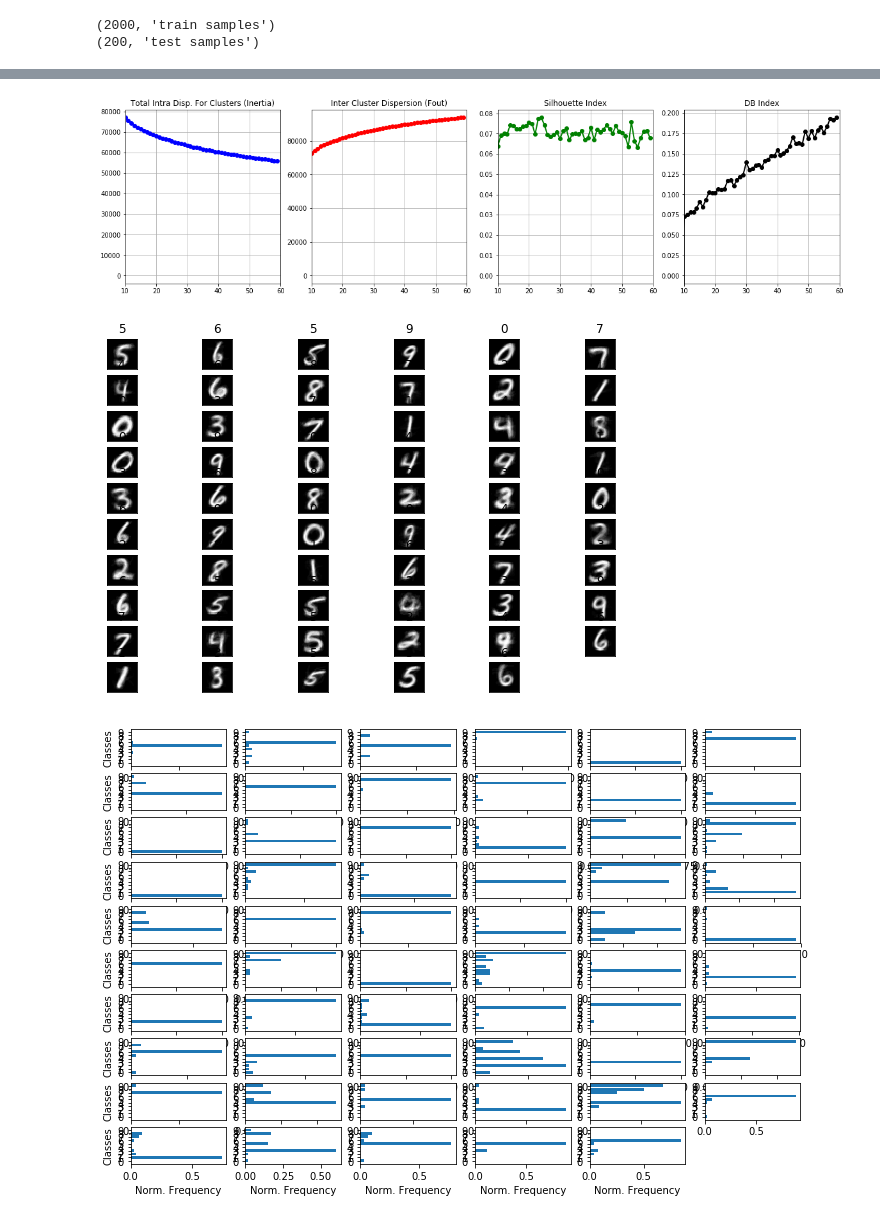
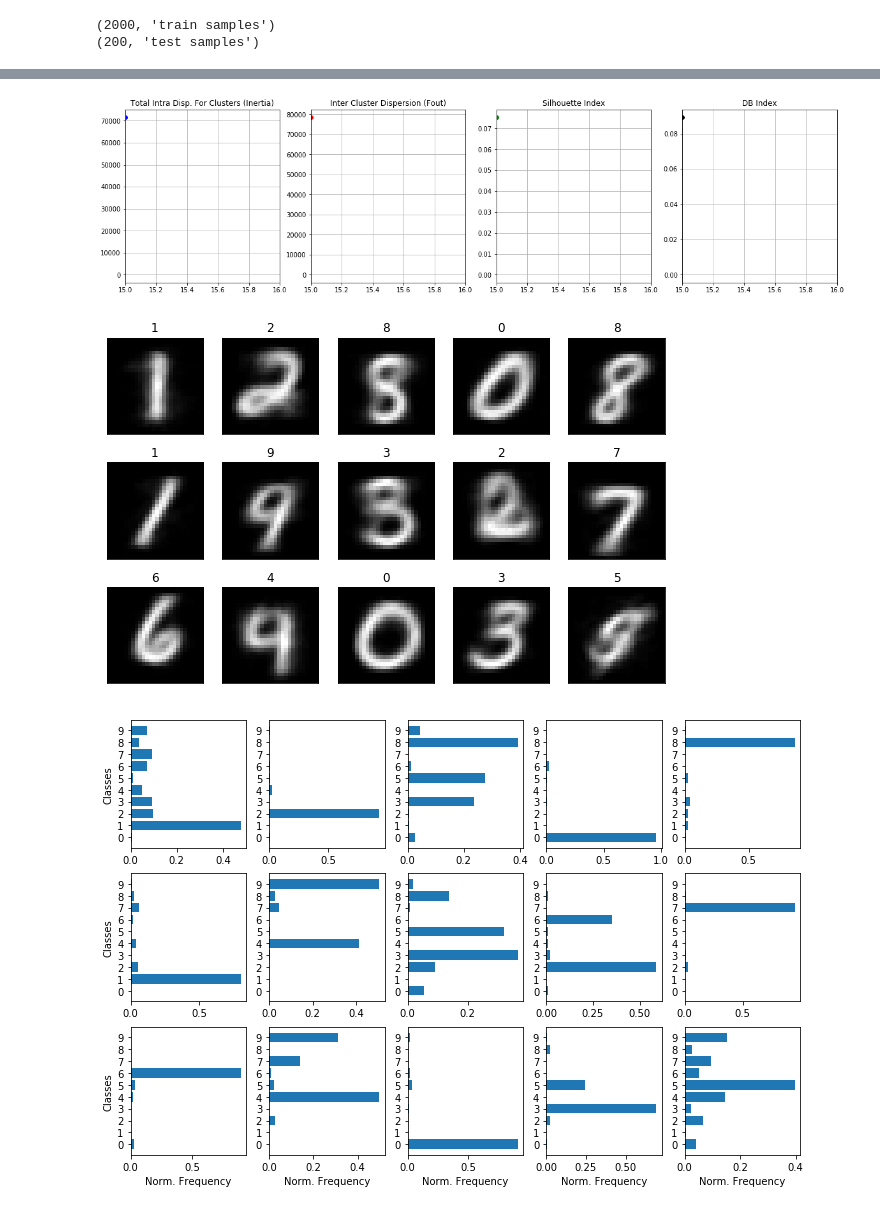
Before and after one commit to hellenlima/NN_unsup, a Jupyter notebook: MNIST_Kmeans.ipynb, the cells around one changed output, grey strips where cells are left out. Drawn from its saved outputs; the diff is of its cells as text; code cells hidden in the pictures.

```diff
--- a/MNIST_Kmeans.ipynb
+++ b/MNIST_Kmeans.ipynb
@@ -125,8 +127,8 @@ def davies_bouldin_index(cluster_centers, data, output): #output is the classifi
     return DB_index
 # %%
 %time
-min_clusters = 10
-max_clusters = 60
+min_clusters = 15
+max_clusters = 16
 
 data = x_train;
 
@@ -179,7 +181,7 @@ ax[3].set_xlim([min_clusters, max_clusters])
 ax[3].set_title("DB Index")
 ax[3].grid()
 # %% [output]
-[figure, old version]
+[figure, new version]
 # %%
 #showing cluster centers
 n_clusters = np.shape(cluster_centers)[0]
@@ -188,56 +190,45 @@ for icluster in range(n_clusters):
     id_clusters = np.unique(output)
     labels = y_train[output==id_clusters[icluster]]
 
-#    next 5 lines print cluster frequencies
-#     freq = np.bincount(np.argmax(labels, axis=1))
-
-#     for i in range(len(freq)):
-#         if (freq[i]):
-#             print (str(i) + ": " + str(freq[i]))
-#     print " "
-
     most_freq[icluster] = np.argmax(np.bincount(np.argmax(labels, axis=1)))
 
 plt.rcParams['lines.linewidth'] = 2
 plt.rcParams['legend.handlelength'] = 3
 plt.rcParams['legend.borderpad'] = 0.3
 plt.rcParams['legend.numpoints'] = 1
-#plt.rcParams['xtick.labelsize'] = 18
-#plt.rcParams['font.weight'] = 'bold'
-#plt.rcParams['ytick.labelsize'] = 18
 
-nrows = 10
-ncols = 6
+nrows = 3
+ncols = 5
 irow = 0
 icolumn = 0
 fig, ax = plt.subplots(figsize=(10,6.5),nrows=nrows, ncols=ncols)
 
 for cluster in range(np.shape(cluster_centers)[0]):
     img = cluster_centers[cluster];
     img = img.reshape(28,28);
 
     ax[irow,icolumn].imshow(img,cmap='gray',interpolation="nearest")
     ax[irow,icolumn].set_title(str(int(most_freq[cluster])))
     ax[irow,icolumn].get_xaxis().set_visible(False)
     ax[irow,icolumn].get_yaxis().set_visible(False)
 
     if (icolumn+1 == ncols):
         icolumn = 0
         irow = irow + 1
     else:
         icolumn = icolumn + 1
 
 if cluster < (nrows*ncols):
     for i in range(cluster,nrows*ncols-1):
         ax[irow,icolumn].set_visible(False)
 
         if (icolumn+1 == ncols):
             icolumn = 0
             irow = irow + 1
         else:
             icolumn = icolumn + 1
 # %% [output]
-[figure, old version]
+[figure, new version]
 # %%
 #showing cluster frequencies
 n_clusters = np.shape(cluster_centers)[0]
@@ -257,12 +248,9 @@ plt.rcParams['lines.linewidth'] = 2
 plt.rcParams['legend.handlelength'] = 3
 plt.rcParams['legend.borderpad'] = 0.3
 plt.rcParams['legend.numpoints'] = 1
-#plt.rcParams['xtick.labelsize'] = 18
-#plt.rcParams['font.weight'] = 'bold'
-#plt.rcParams['ytick.labelsize'] = 18
 
-nrows = 10
-ncols = 6
+nrows = 3
+ncols = 5
 irow = 0
 icolumn = 0
 fig, ax = plt.subplots(figsize=(12,8),nrows=nrows, ncols=ncols)
@@ -294,4 +282,4 @@ if cluster < (nrows*ncols):
         else:
             icolumn = icolumn + 1
 # %% [output]
-[figure, old version]
+[figure, new version]
```
Also changed, not shown: parts of 5 cells of this notebook, 4 other files.
